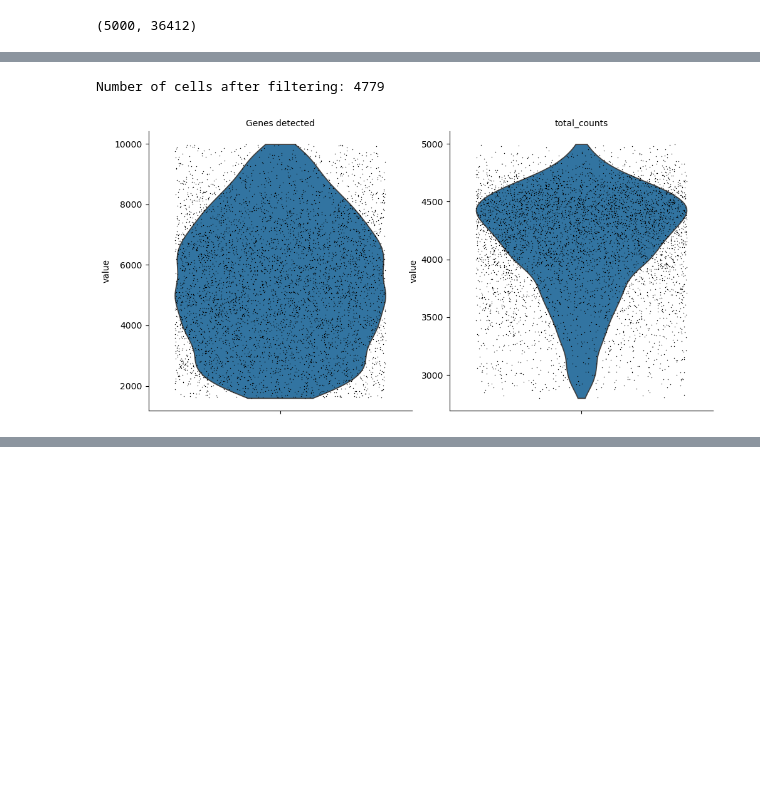
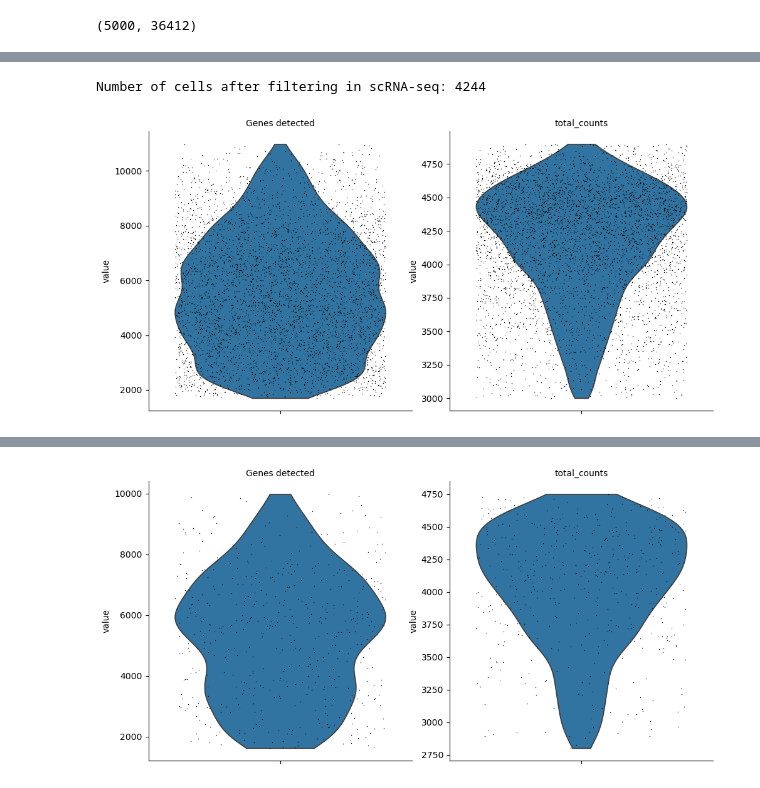
Before and after one commit to silvanaycristo/NeuroNet_AD, a Jupyter notebook: notebooks /01_loading&preprocessing_h5ad.ipynb, the cells around one changed output, grey strips where cells are left out. Saved outputs shown, nothing was run; the diff lists cells and outputs as text; code cells hidden in the pictures; blank space fills up the shorter version.

```diff
--- a/notebooks /01_loading&preprocessing_h5ad.ipynb
+++ b/notebooks /01_loading&preprocessing_h5ad.ipynb
@@ -57,3 +57,11 @@ adata_sample = adata[:5000, :].to_memory()
 print(adata_sample.shape)
 # %% [output]
 (5000, 36412)
+# %%
+# Split the dataset into scRNA-seq and snRNA-seq
+adata_scrna = adata_sample[adata_sample.obs["assay"] == "10x 3' v3"].copy()
+adata_snrna = adata_sample[adata_sample.obs["assay"] == "10x multiome"].copy()
+
+# Verify the number of cells in each dataset
+print(f"scRNA-seq: {adata_scrna.n_obs} cells")
+print(f"snRNA-seq: {adata_snrna.n_obs} nuclei")
@@ -281,29 +603,62 @@ print(adata_sample.obs[["Genes detected", "total_counts"]].quantile([0.01, 0.05,
 # %%
-# Define quality thresholds based on percentiles
-min_genes = 1600   # Filter cells with fewer than 1600 detected genes
-max_genes = 10000  # Filter cells with more than 10000 detected genes
-min_counts = 2800  # Filter cells with fewer than 2800 total_counts
-max_counts = 5000  # Filter cells with more than 5000 total_counts
+# Define quality thresholds for scRNA-seq
+min_genes_scrna = 1700   # Minimum number of detected genes
+max_genes_scrna = 11000  # Maximum number of detected genes
+min_counts_scrna = 3000  # Minimum total RNA counts
+max_counts_scrna = 4900  # Maximum total RNA counts
+max_pct_mt_scrna = 10    # Maximum mitochondrial RNA percentage
 
-# Apply filtering
-adata_sample = adata_sample[
-    (adata_sample.obs["Genes detected"] > min_genes) &
-    (adata_sample.obs["Genes detected"] < max_genes) &
-    (adata_sample.obs["total_counts"] > min_counts) &
-    (adata_sample.obs["total_counts"] < max_counts)
+# Apply filtering for scRNA-seq
+adata_scrna = adata_scrna[
+    (adata_scrna.obs["Genes detected"] > min_genes_scrna) &
+    (adata_scrna.obs["Genes detected"] < max_genes_scrna) &
+    (adata_scrna.obs["total_counts"] > min_counts_scrna) &
+    (adata_scrna.obs["total_counts"] < max_counts_scrna) &
+    (adata_scrna.obs["pct_counts_mt"] < max_pct_mt_scrna)
 ]
 
-# Confirm the number of cells after filtering
-print(f"Number of cells after filtering: {adata_sample.shape[0]}")
+# Confirm number of cells after filtering in scRNA-seq
+print(f"Number of cells after filtering in scRNA-seq: {adata_scrna.shape[0]}")
 
-# Visualize the distribution after filtering
+# Visualize the distribution after filtering in scRNA-seq
 sc.pl.violin(
-    adata_sample, ["Genes detected", "total_counts"],
+    adata_scrna, ["Genes detected", "total_counts"],
     jitter=0.4, multi_panel=True
 )
 
-# Generate descriptive statistics after filtering
-print(adata_sample.obs[["Genes detected", "total_counts"]].describe())
+# Generate descriptive statistics after filtering in scRNA-seq
+print("Descriptive statistics after filtering in scRNA-seq:")
+print(adata_scrna.obs[["Genes detected", "total_counts"]].describe())
+
+
+# Define quality thresholds for snRNA-seq
+min_genes_snrna = 1600   # Minimum number of detected genes
+max_genes_snrna = 10000  # Maximum number of detected genes
+min_counts_snrna = 2800  # Minimum total RNA counts
+max_counts_snrna = 4800  # Maximum total RNA counts
+max_pct_mt_snrna = 12    # Maximum mitochondrial RNA percentage
+
+# Apply filtering for snRNA-seq
+adata_snrna = adata_snrna[
+    (adata_snrna.obs["Genes detected"] > min_genes_snrna) &
+    (adata_snrna.obs["Genes detected"] < max_genes_snrna) &
+    (adata_snrna.obs["total_counts"] > min_counts_snrna) &
+    (adata_snrna.obs["total_counts"] < max_counts_snrna) &
+    (adata_snrna.obs["pct_counts_mt"] < max_pct_mt_snrna)
+]
+
+# Confirm number of nuclei after filtering in snRNA-seq
+print(f"Number of nuclei after filtering in snRNA-seq: {adata_snrna.shape[0]}")
+
+# Visualize the distribution after filtering in snRNA-seq
+sc.pl.violin(
+    adata_snrna, ["Genes detected", "total_counts"],
+    jitter=0.4, multi_panel=True
+)
+
+# Generate descriptive statistics after filtering in snRNA-seq
+print("Descriptive statistics after filtering in snRNA-seq:")
+print(adata_snrna.obs[["Genes detected", "total_counts"]].describe())
 # %% [output]
-Number of cells after filtering: 4779
+Number of cells after filtering in scRNA-seq: 4244
-[figure, old version]
+[figure, new version]
@@ -318,0 +676 @@ max       9989.000000   4996.774414
+[figure, added]
```
Also changed, not shown: parts of 33 cells of this notebook.
